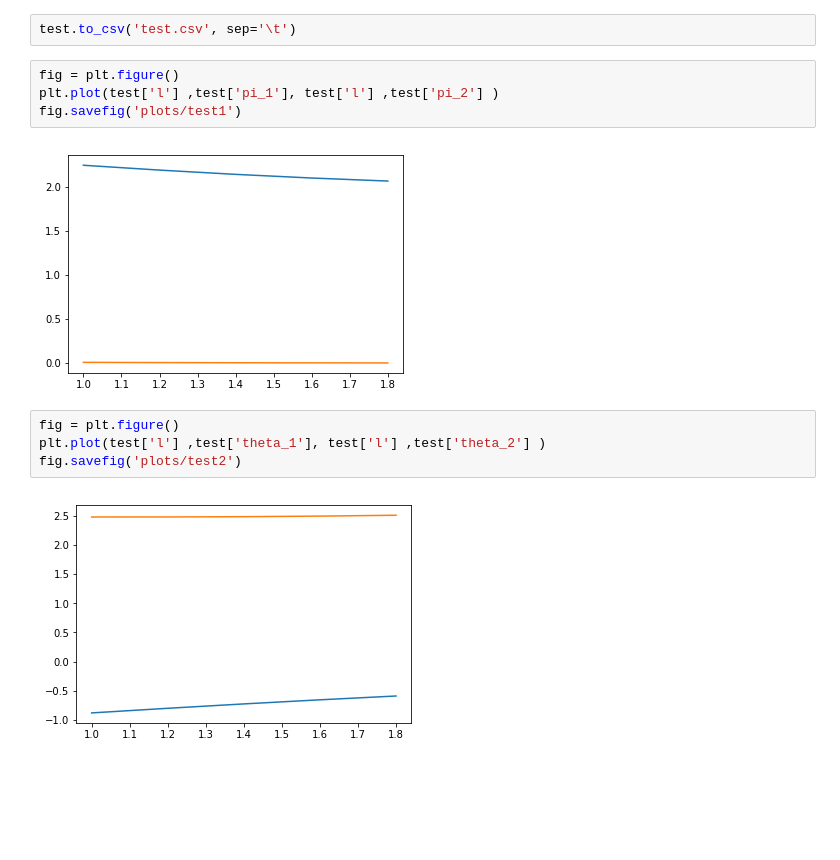
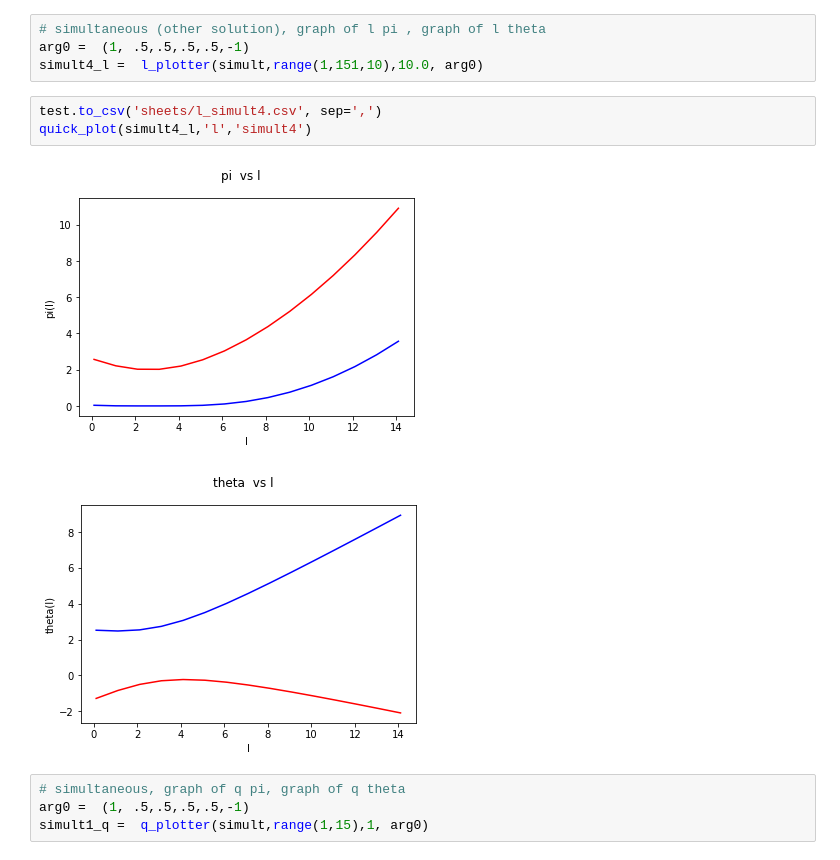
Before and after one commit to ericschulman/health_bargains, a Jupyter notebook: bargains.ipynb, the cells around one changed output. Saved outputs shown, nothing was run; the diff lists cells and outputs as text; blank space fills up the shorter version.

```diff
--- a/bargains.ipynb
+++ b/bargains.ipynb
@@ -15,14 +162,14 @@ test =  plotter(simult,range(10,20,2),10.0)
+# %%
+# simultaneous (other solution), graph of l pi , graph of l theta
+arg0 =  (1, .5,.5,.5,.5,-1)
+simult4_l =  l_plotter(simult,range(1,151,10),10.0, arg0)
 # %%
-test.to_csv('test.csv', sep='\t')
+test.to_csv('sheets/l_simult4.csv', sep=',')
+quick_plot(simult4_l,'l','simult4')
+# %% [output]
+[figure, added]
+[figure, added]
-# %%
-fig = plt.figure()
-plt.plot(test['l'] ,test['pi_1'], test['l'] ,test['pi_2'] )
-fig.savefig('plots/test1')
-# %% [output]
-[figure, removed]
-# %%
-fig = plt.figure()
-plt.plot(test['l'] ,test['theta_1'], test['l'] ,test['theta_2'] )
-fig.savefig('plots/test2')
-# %% [output]
-[figure, removed]
+# %%
+# simultaneous, graph of q pi, graph of q theta
+arg0 =  (1, .5,.5,.5,.5,-1)
+simult1_q =  q_plotter(simult,range(1,15),1, arg0)
```
Also changed, not shown: parts of 27 cells of this notebook, 1 other file.
